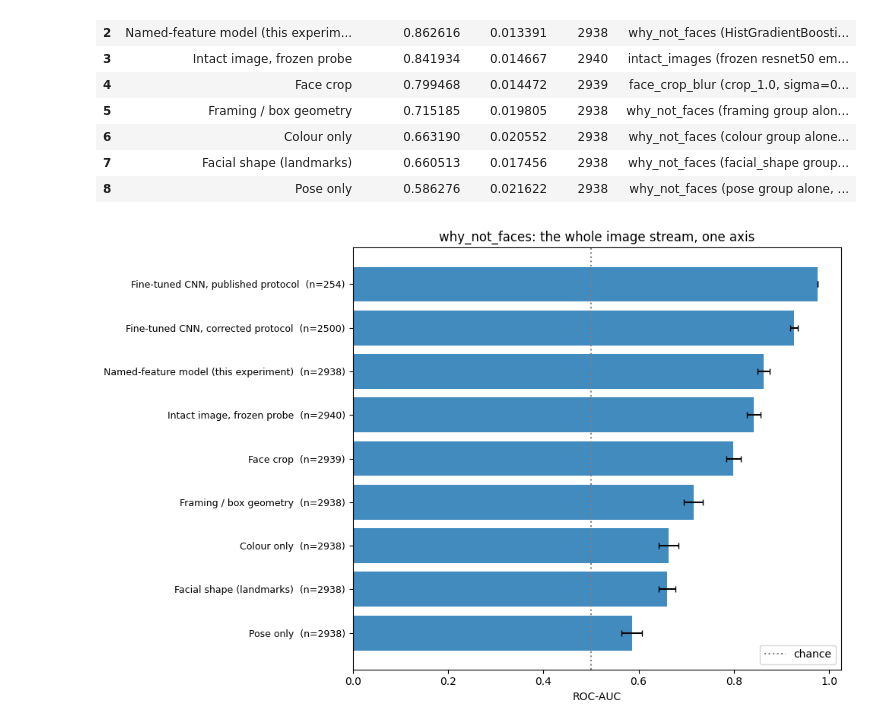
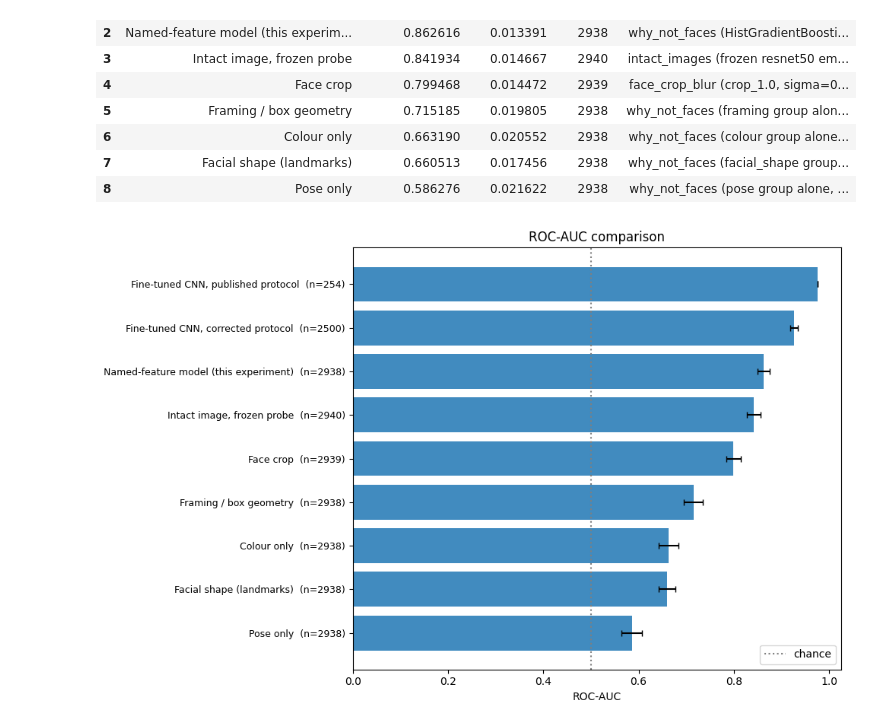
Before and after one commit to nigelcheong/ai-autism-screening, a Jupyter notebook: notebooks/why_not_faces.ipynb, the cells around one changed output. Cells and saved outputs as stored; diff of their text form; code cells hidden in the pictures.

```diff
--- a/notebooks/why_not_faces.ipynb
+++ b/notebooks/why_not_faces.ipynb
@@ -634,15 +607,15 @@ consolidated
 # %%
 fig, ax = plt.subplots(figsize=(10, 6.5))
 order = consolidated.sort_values("roc_auc_mean")
 y = np.arange(len(order))
 ax.barh(y, order["roc_auc_mean"], xerr=order["roc_auc_sd"].fillna(0), color="tab:blue", alpha=0.85, capsize=3)
 ax.set_yticks(y)
 ax.set_yticklabels([f"{arm}  (n={n})" for arm, n in zip(order["arm"], order["n_rows"])], fontsize=9)
 ax.axvline(0.5, color="gray", linestyle=":", label="chance")
 ax.set_xlabel("ROC-AUC")
-ax.set_title("why_not_faces: the whole image stream, one axis")
+ax.set_title("ROC-AUC comparison")
 ax.legend(loc="lower right")
 fig.tight_layout()
 plt.show()
 # %% [output]
-[figure, old version]
+[figure, new version]
```
Also changed, not shown: parts of 8 cells of this notebook, 5 other files.
